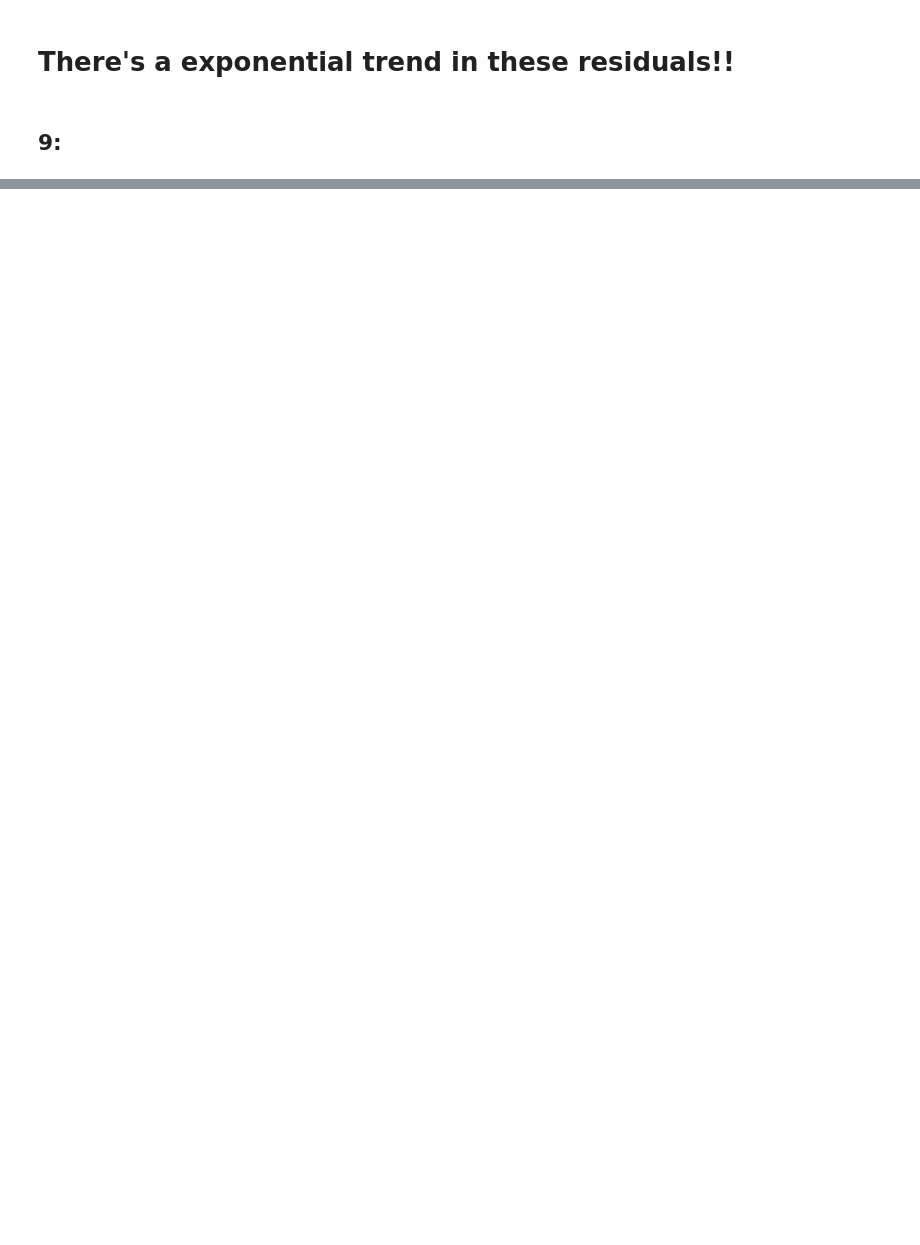
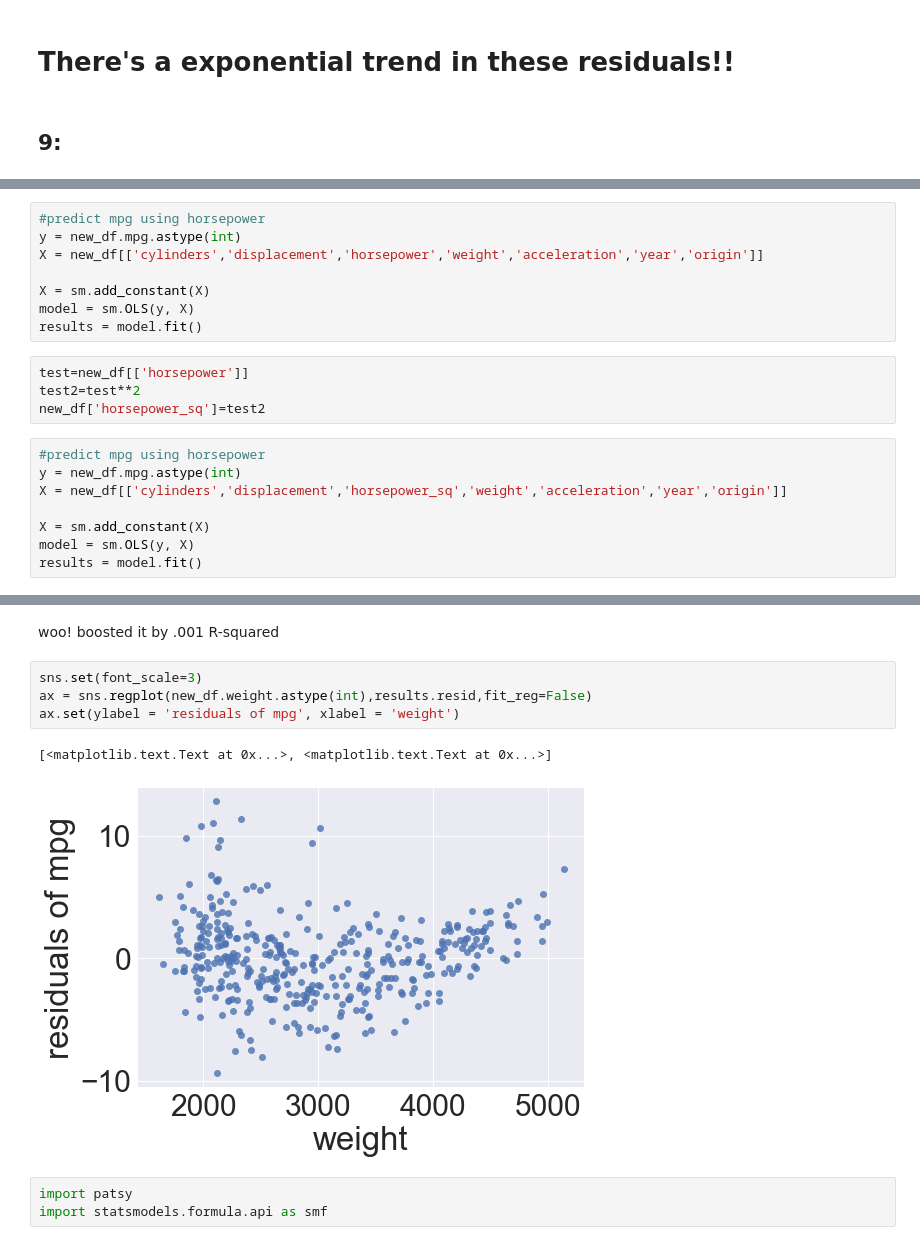
Before and after one commit to rcphillips/islir_exercises, a Jupyter notebook: ISLIR Ch. 3 Exercises.ipynb, the cells around one changed output, grey strips where cells are left out. Saved outputs shown, nothing was run; the diff lists cells and outputs as text; blank space fills up the shorter version.

```diff
--- a/ISLIR Ch. 3 Exercises.ipynb
+++ b/ISLIR Ch. 3 Exercises.ipynb
@@ -204,0 +282,20 @@ sns.pairplot(new_df)
+# %%
+#predict mpg using horsepower
+y = new_df.mpg.astype(int)
+X = new_df[['cylinders','displacement','horsepower','weight','acceleration','year','origin']]
+
+X = sm.add_constant(X)
+model = sm.OLS(y, X)
+results = model.fit()
+# %%
+test=new_df[['horsepower']]
+test2=test**2
+new_df['horsepower_sq']=test2
+# %%
+#predict mpg using horsepower
+y = new_df.mpg.astype(int)
+X = new_df[['cylinders','displacement','horsepower_sq','weight','acceleration','year','origin']]
+
+X = sm.add_constant(X)
+model = sm.OLS(y, X)
+results = model.fit()
@@ -204,0 +328,12 @@ sns.pairplot(new_df)
+# %% [markdown]
+woo! boosted it by .001 R-squared
+# %%
+sns.set(font_scale=3)
+ax = sns.regplot(new_df.weight.astype(int),results.resid,fit_reg=False)
+ax.set(ylabel = 'residuals of mpg', xlabel = 'weight')
+# %% [output]
+[<matplotlib.text.Text at 0x...>, <matplotlib.text.Text at 0x...>]
+[figure, added]
+# %%
+import patsy
+import statsmodels.formula.api as smf
```
Also changed, not shown: parts of 27 cells of this notebook.
